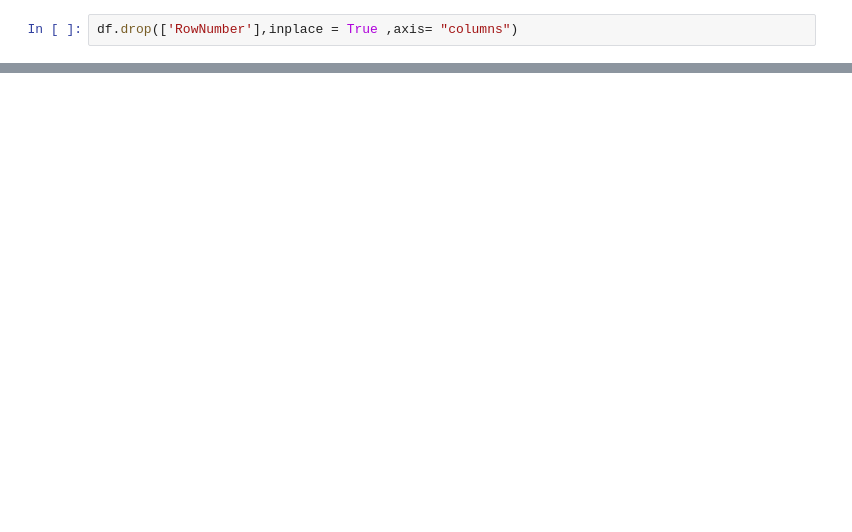
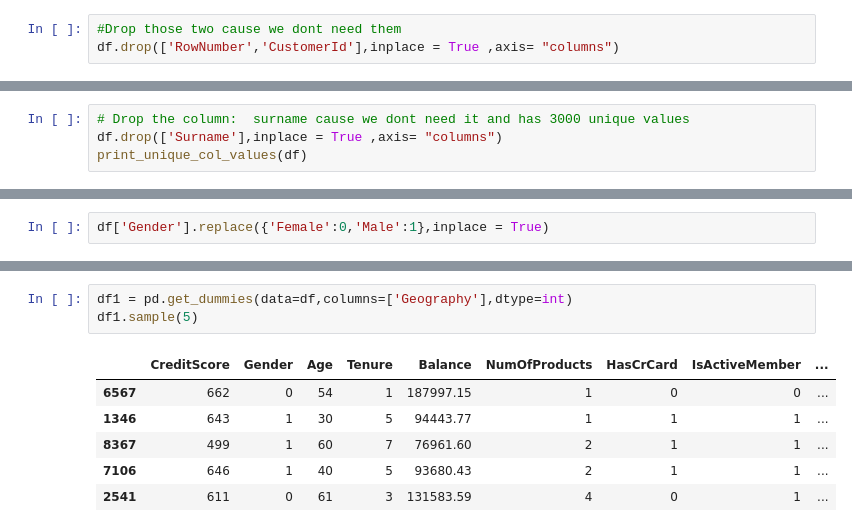
Before and after one commit to Youfus12/deepLearningFiles, a Jupyter notebook: artifitialNN/NN_bank_churn.ipynb, the cells around one changed output, grey strips where cells are left out. Saved outputs shown, nothing was run; the diff lists cells and outputs as text; blank space fills up the shorter version.

```diff
--- a/artifitialNN/NN_bank_churn.ipynb
+++ b/artifitialNN/NN_bank_churn.ipynb
@@ -17,2 +18,3 @@ df.sample(5)
 # %%
-df.drop(['RowNumber'],inplace = True ,axis= "columns")
+#Drop those two cause we dont need them
+df.drop(['RowNumber','CustomerId'],inplace = True ,axis= "columns")
@@ -34,0 +32,4 @@ df
+# %%
+# Drop the column:  surname cause we dont need it and has 3000 unique values
+df.drop(['Surname'],inplace = True ,axis= "columns")
+print_unique_col_values(df)
@@ -34,0 +41,2 @@ df
+# %%
+df['Gender'].replace({'Female':0,'Male':1},inplace = True)
@@ -34,0 +50,10 @@ df
+# %%
+df1 = pd.get_dummies(data=df,columns=['Geography'],dtype=int)
+df1.sample(5)
+# %% [output]
+|  | CreditScore | Gender | Age | Tenure | Balance | NumOfProducts | HasCrCard | IsActiveMember | ... |
+| 6567 | 662 | 0 | 54 | 1 | 187997.15 | 1 | 0 | 0 | ... |
+| 1346 | 643 | 1 | 30 | 5 | 94443.77 | 1 | 1 | 1 | ... |
+| 8367 | 499 | 1 | 60 | 7 | 76961.60 | 2 | 1 | 1 | ... |
+| 7106 | 646 | 1 | 40 | 5 | 93680.43 | 2 | 1 | 1 | ... |
+| 2541 | 611 | 0 | 61 | 3 | 131583.59 | 4 | 0 | 1 | ... |
```
Also changed, not shown: parts of 30 cells of this notebook, 1 other file.
